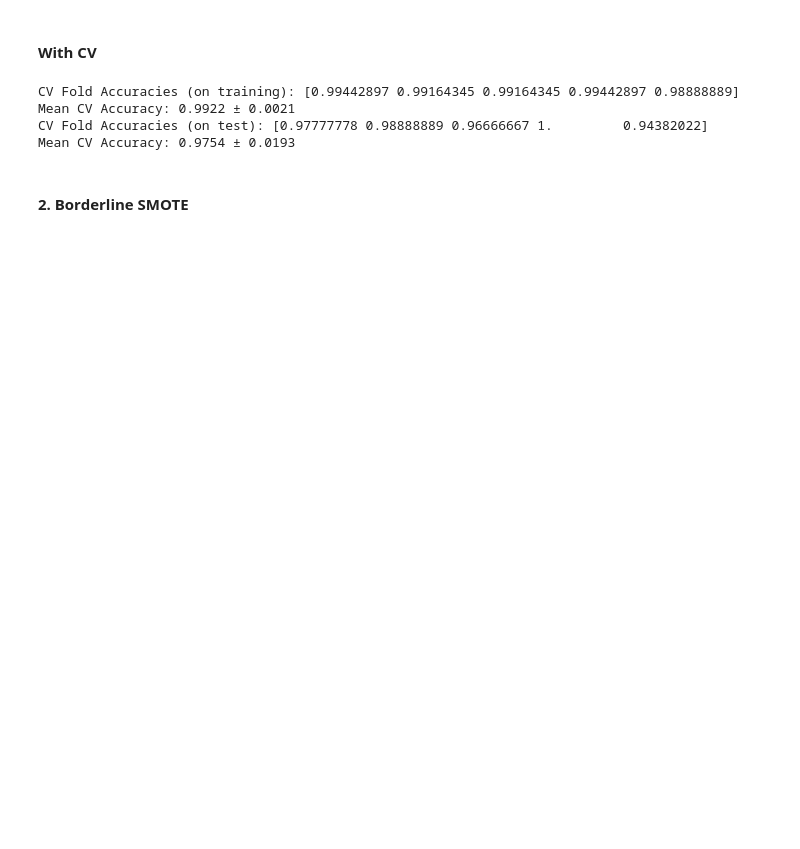
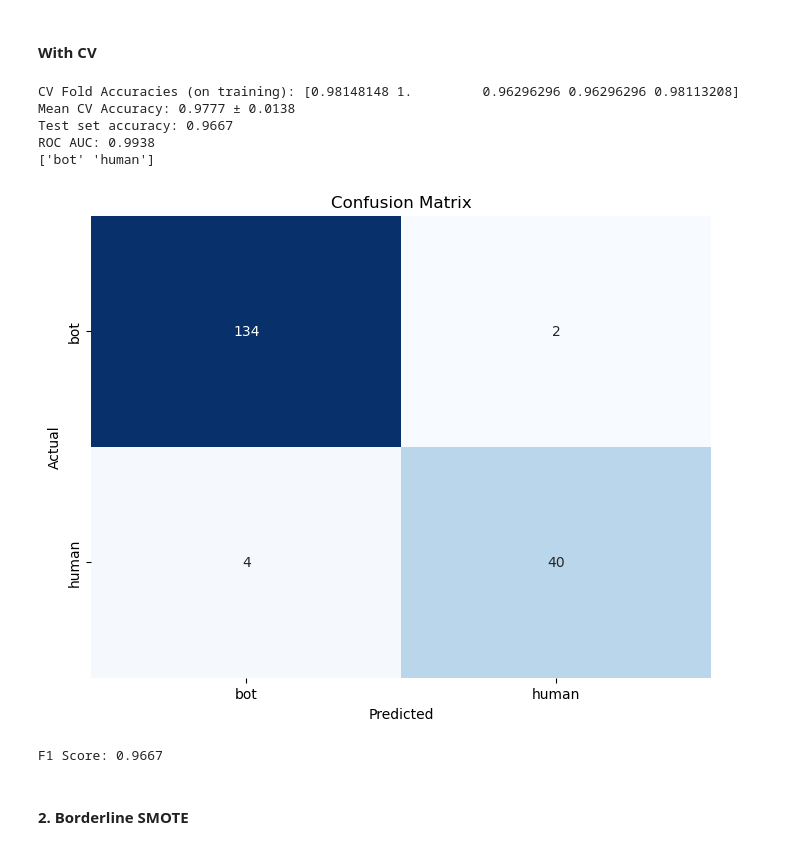
Before and after one commit to cherrydrunk/DSA4263-automated-fraud, a Jupyter notebook: notebooks/KNN_test_2.ipynb, the cells around one changed output. Cells and saved outputs as stored; diff of their text form; code cells hidden in the pictures; blank space fills up the shorter version.

Commit message:
update model output

```diff
--- a/notebooks/KNN_test_2.ipynb
+++ b/notebooks/KNN_test_2.ipynb
@@ -65,37 +37,55 @@ Test Accuracy: 0.98
 # %% [markdown]
 #### With CV
 # %%
+
 # Define KNN model with preprocessing pipeline
 # StandardScaler is usually helpful for KNN
-knn_pipe = Pipeline([('scaler', StandardScaler()), ('smote', SMOTE(random_state=42)), ('knn', KNeighborsClassifier())])
+knn_pipe = Pipeline([('scaler', StandardScaler()),
+                     ('smote', SMOTE(sampling_strategy={'human': 340}, random_state=42)),
+                     ('knn', KNeighborsClassifier())])
 
 # K-Fold setup
 kfold = StratifiedKFold(n_splits=5, shuffle=True, random_state=42)
 
-# cv_scores = cross_val_score(knn_pipe, X_train, y_train, cv=kfold, scoring='accuracy')
+cv_scores = cross_val_score(knn_pipe, X_train, y_train, cv=kfold, scoring='accuracy')
 
-# print(f"CV Fold Accuracies (on training): {cv_scores}")
-# print(f"Mean CV Accuracy: {np.mean(cv_scores):.4f} ± {np.std(cv_scores):.4f}")
+print(f"CV Fold Accuracies (on training): {cv_scores}")
+print(f"Mean CV Accuracy: {np.mean(cv_scores):.4f} ± {np.std(cv_scores):.4f}")
 
-# Step 5: Fit model on full training set
-# knn_pipe.fit(X_train_resampled, y_train_resampled)
+# Fit model on full training set
+knn_pipe.fit(X_train, y_train)
+y_pred = knn_pipe.predict(X_test)
+y_prob = knn_pipe.predict_proba(X_test)[:, 1]
+test_accuracy = accuracy_score(y_test, y_pred)
 
-# Step 6: Evaluate on validation set
-# scores = cross_val_score(knn_pipe, X, y, cv=kfold, scoring='accuracy')
-scores = cross_validate(knn_pipe, X, y, cv=kfold, scoring='accuracy', return_train_score=True)
-print(f"CV Fold Accuracies (on training): {scores['train_score']}")
-print(f"Mean CV Accuracy: {np.mean(scores['train_score']):.4f} ± {np.std(scores['train_score']):.4f}")
-print(f"CV Fold Accuracies (on test): {scores['test_score']}")
-print(f"Mean CV Accuracy: {np.mean(scores['test_score']):.4f} ± {np.std(scores['test_score']):.4f}")
-
-
-# Step 7: Final evaluation on test set (optional, only after model selection)
-# test_accuracy_smote = knn_smote_pipe.score(X_test, y_test)
-# print(f"Test Accuracy: {test_accuracy_smote:.4f}")
+print(f"Test set accuracy: {test_accuracy:.4f}")
+print(f"ROC AUC: {roc_auc_score(y_test, y_prob):.4f}")
+print(knn_pipe.named_steps['knn'].classes_)
 # %% [output]
-CV Fold Accuracies (on training): [0.99442897 0.99164345 0.99164345 0.99442897 0.98888889]
-Mean CV Accuracy: 0.9922 ± 0.0021
-CV Fold Accuracies (on test): [0.97777778 0.98888889 0.96666667 1.         0.94382022]
-Mean CV Accuracy: 0.9754 ± 0.0193
+CV Fold Accuracies (on training): [0.98148148 1.         0.96296296 0.96296296 0.98113208]
+Mean CV Accuracy: 0.9777 ± 0.0138
+Test set accuracy: 0.9667
+ROC AUC: 0.9938
+['bot' 'human']
+# %%
+# 1. Confusion Matrix
+cm = confusion_matrix(y_test, y_pred)
+# Plot confusion matrix
+plt.figure(figsize=(8, 6))  # Optional: Adjust the figure size
+sns.heatmap(cm, annot=True, fmt='d', cmap='Blues', xticklabels=np.unique(y_test), yticklabels=np.unique(y_test), cbar=False)
+
+# Set labels and title
+plt.xlabel('Predicted')
+plt.ylabel('Actual')
+plt.title('Confusion Matrix')
+plt.show()
+# %% [output]
+[figure, added]
+# %%
+# 2. F1 Score
+f1 = f1_score(y_test, y_pred, average='micro') # Get global avg across all classes
+print(f"F1 Score: {f1:.4f}")
+# %% [output]
+F1 Score: 0.9667
 # %% [markdown]
 #### 2. Borderline SMOTE
```
Also changed, not shown: parts of 14 cells of this notebook.
